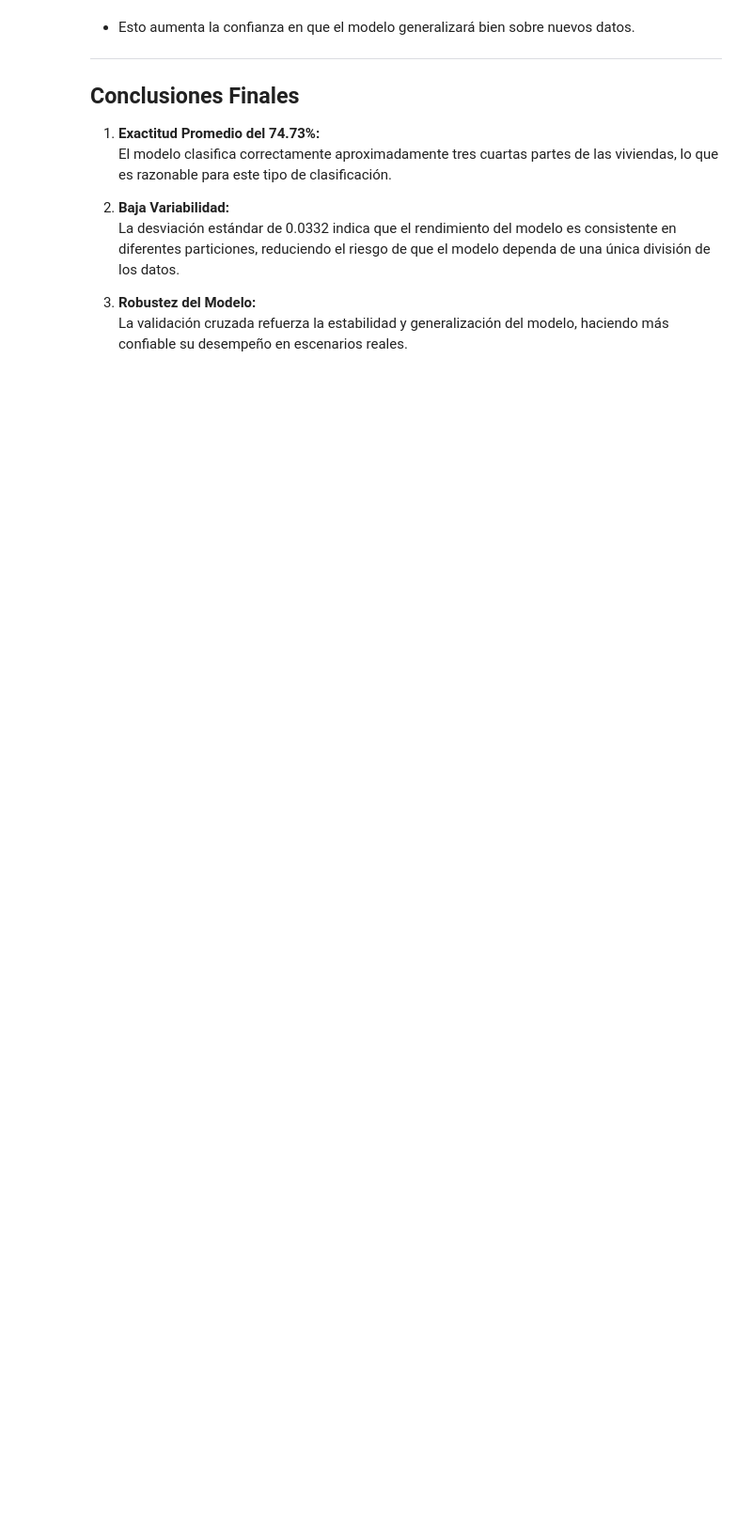
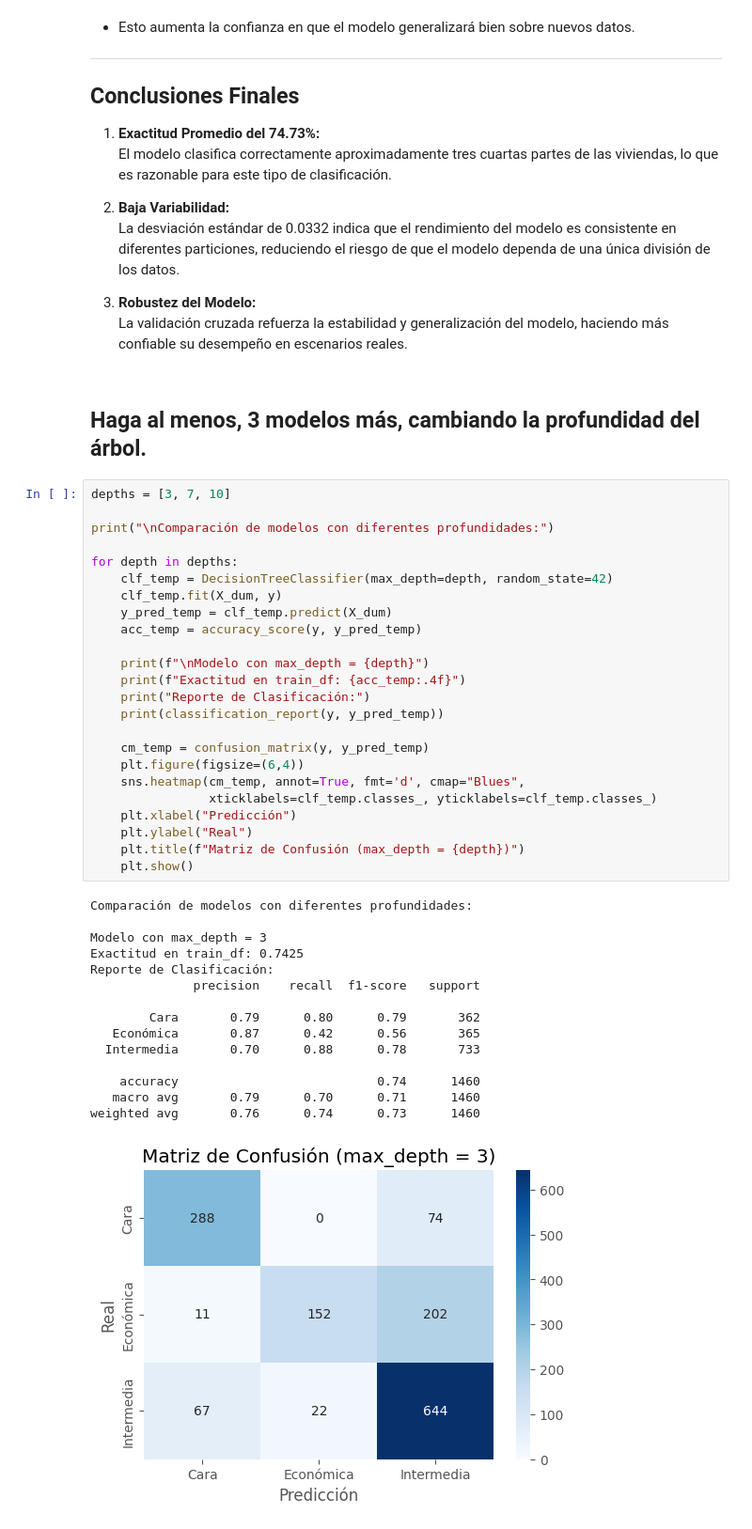
Before and after one commit to Hayser8/HT4, a Jupyter notebook: HT4.ipynb, the cells around one changed output. Shown at 94% size. Drawn from its saved outputs; the diff is of its cells as text; blank space fills up the shorter version.

```diff
--- a/HT4.ipynb
+++ b/HT4.ipynb
@@ -2142,3 +2142,45 @@ Se entrenó el modelo usando validación cruzada con 5 particiones, obteniéndos
 
 3. **Robustez del Modelo:**
    La validación cruzada refuerza la estabilidad y generalización del modelo, haciendo más confiable su desempeño en escenarios reales.
+# %% [markdown]
+## **Haga al menos, 3 modelos más, cambiando la profundidad del árbol.**
+# %%
+depths = [3, 7, 10]
+
+print("\nComparación de modelos con diferentes profundidades:")
+
+for depth in depths:
+    clf_temp = DecisionTreeClassifier(max_depth=depth, random_state=42)
+    clf_temp.fit(X_dum, y)
+    y_pred_temp = clf_temp.predict(X_dum)
+    acc_temp = accuracy_score(y, y_pred_temp)
+
+    print(f"\nModelo con max_depth = {depth}")
+    print(f"Exactitud en train_df: {acc_temp:.4f}")
+    print("Reporte de Clasificación:")
+    print(classification_report(y, y_pred_temp))
+
+    cm_temp = confusion_matrix(y, y_pred_temp)
+    plt.figure(figsize=(6,4))
+    sns.heatmap(cm_temp, annot=True, fmt='d', cmap="Blues",
+                xticklabels=clf_temp.classes_, yticklabels=clf_temp.classes_)
+    plt.xlabel("Predicción")
+    plt.ylabel("Real")
+    plt.title(f"Matriz de Confusión (max_depth = {depth})")
+    plt.show()
+# %% [output]
+Comparación de modelos con diferentes profundidades:
+
+Modelo con max_depth = 3
+Exactitud en train_df: 0.7425
+Reporte de Clasificación:
+              precision    recall  f1-score   support
+
+        Cara       0.79      0.80      0.79       362
+   Económica       0.87      0.42      0.56       365
+  Intermedia       0.70      0.88      0.78       733
+
+    accuracy                           0.74      1460
+   macro avg       0.79      0.70      0.71      1460
+weighted avg       0.76      0.74      0.73      1460
+[figure, added]
```
Also changed, not shown: parts of 5 cells of this notebook.
